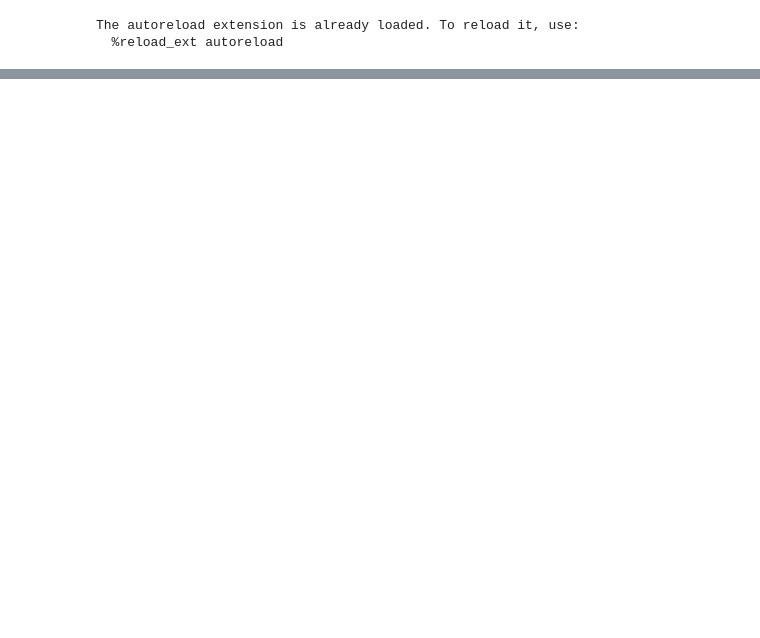
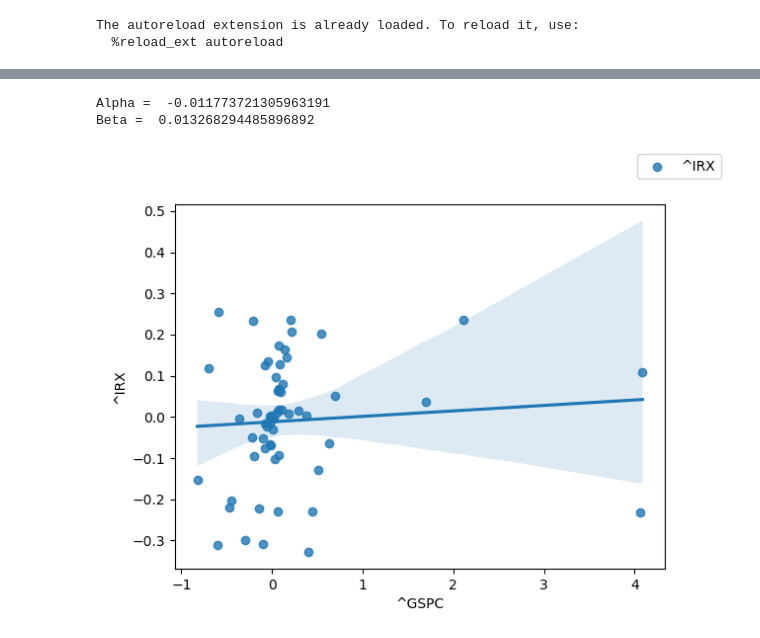
Before and after one commit to raghuramshankar/markowitz-portfolios, a Jupyter notebook: capm.ipynb, the cells around one changed output, grey strips where cells are left out. Cells and saved outputs as stored; diff of their text form; code cells hidden in the pictures; blank space fills up the shorter version.

Commit message:
update capm ipynb

```diff
--- a/capm.ipynb
+++ b/capm.ipynb
@@ -39,0 +37,10 @@ Beta =  1.0824509291679232
+# %%
+fig = plt.figure()
+results = build_capm(df['^IRX'], df['^GSPC'], risk_free=df['^TNX'], plot=True)
+fig.legend(labels=['^IRX'])
+print("Alpha = ", results.params[0])
+print("Beta = ", results.params[1])
+# %% [output]
+Alpha =  -0.011773721305963191
+Beta =  0.013268294485896892
+[figure, added]
```
Also changed, not shown: parts of 5 cells of this notebook.
